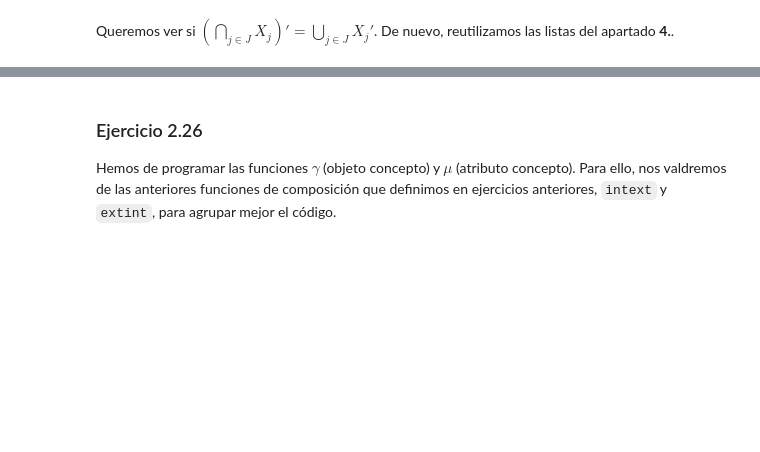
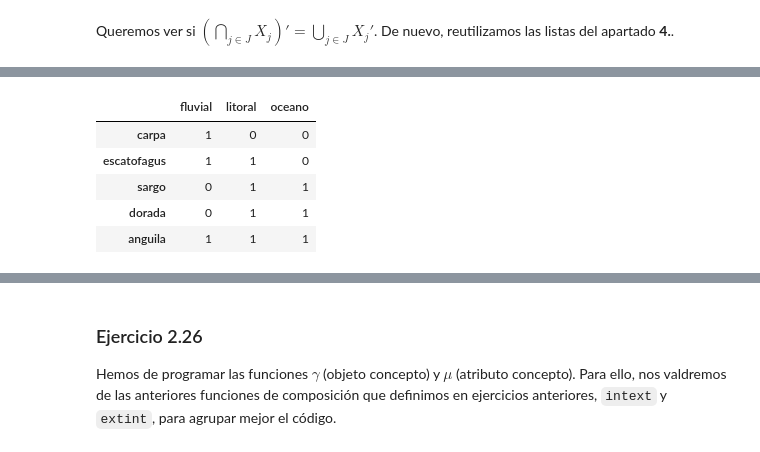
Before and after one commit to DiegoAngelGamer/CursoMM, a Jupyter notebook: MMTema1.ipynb, the cells around one changed output, grey strips where cells are left out. Saved outputs shown, nothing was run; the diff lists cells and outputs as text; code cells hidden in the pictures; blank space fills up the shorter version.

```diff
--- a/MMTema1.ipynb
+++ b/MMTema1.ipynb
@@ -282,0 +314,10 @@ Se observa que la unión de las intensiones de las tres listas es ['Stamina Bonu
+# %%
+dfpeces = pd.read_csv("PecesLimpio.csv", sep=";", index_col=0)
+dfpeces
+# %% [output]
+|  | fluvial | litoral | oceano |
+| carpa | 1 | 0 | 0 |
+| escatofagus | 1 | 1 | 0 |
+| sargo | 0 | 1 | 1 |
+| dorada | 0 | 1 | 1 |
+| anguila | 1 | 1 | 1 |
```
Also changed, not shown: parts of 13 cells of this notebook, 4 other files.
